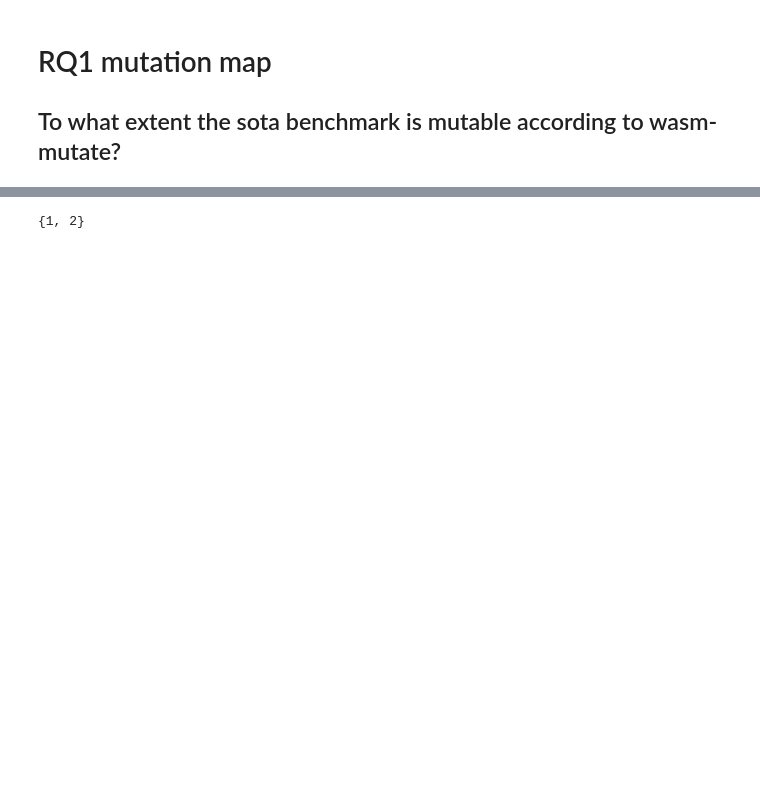
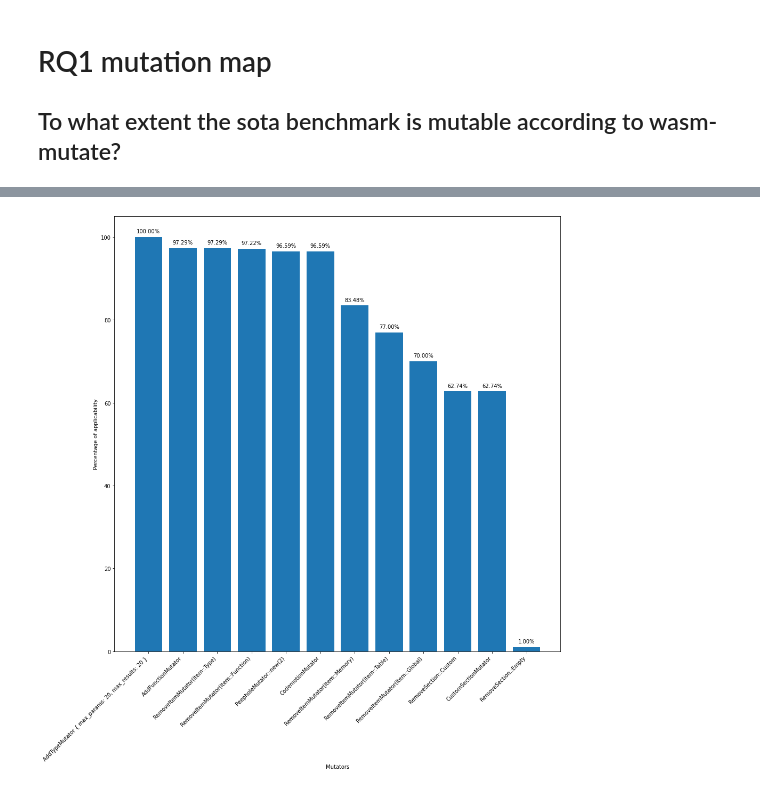
Before and after one commit to ASSERT-KTH/wasm_evasion, a Jupyter notebook: notebooks/RQ1.ipynb, the cells around one changed output, grey strips where cells are left out. Cells and saved outputs as stored; diff of their text form; code cells hidden in the pictures; blank space fills up the shorter version.

```diff
--- a/notebooks/RQ1.ipynb
+++ b/notebooks/RQ1.ipynb
@@ -141,5 +74,26 @@ SyntaxError: invalid syntax (3963467581.py, line 131)
 # %%
-r=set([1,2])
-print(r.intersection(r))
+# import and set figure size
+from matplotlib import pyplot as plt
+plt.rcParams['figure.figsize'] = [15, 15]
-# %% [output]
-{1, 2}
+# %%
+# Plot mutable ratio, for unfiltered dataset
+
+def plot_bars(sets, total):
+    bins = [ (k, 100*len(v)/total) for k, v in sets ]
+    xs = [ k for k,_ in sets ]
+
+    bins = sorted(bins, key= lambda x: x[1], reverse= True )
+
+    pps = plt.bar([x[0] for x in bins], [x[1] for x in bins])
+    for p in pps:
+        height = p.get_height()
+        plt.text(x=p.get_x() + p.get_width() / 2, y=height+1, s="{:.2f}%".format(height),ha='center')
+
+    plt.xticks(rotation='45',ha='right')
+    plt.xlabel("Mutators")
+    plt.ylabel("Percentage of applicability")
+
+
+plot_bars(sets, total)
+# %% [output]
+[figure, added]
```
Also changed, not shown: parts of 9 cells of this notebook, 5 other files.
